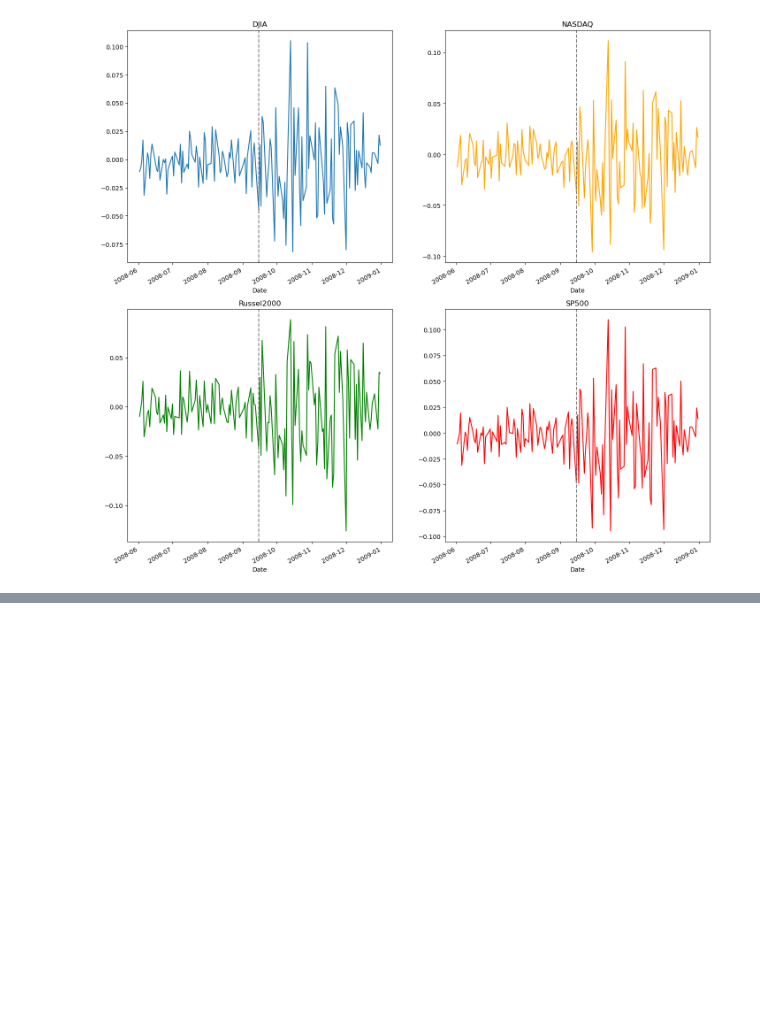
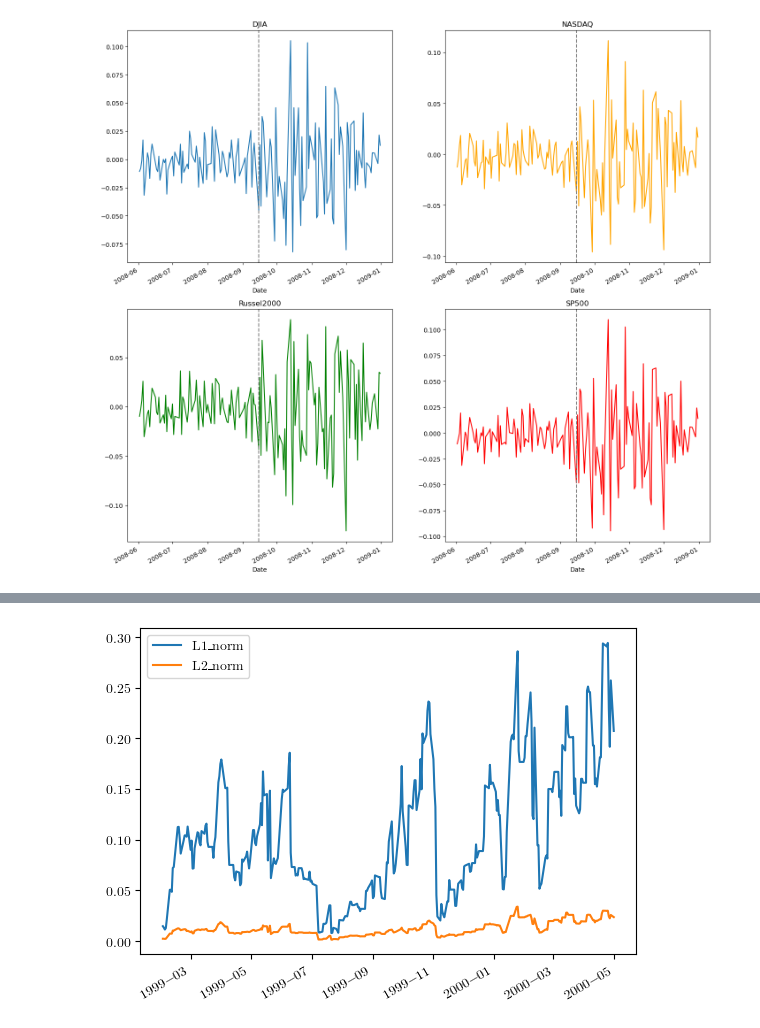
Before and after one commit to FloerHogy/FinancialTimeSeriesTDA, a Jupyter notebook: Project TDA/ProjectTDA.ipynb, the cells around one changed output, grey strips where cells are left out. Cells and saved outputs as stored; diff of their text form; code cells hidden in the pictures; blank space fills up the shorter version.

```diff
--- a/Project TDA/ProjectTDA.ipynb
+++ b/Project TDA/ProjectTDA.ipynb
@@ -236,0 +264,29 @@ A bit weird, we don't really notice anything happening on these plots
+# %%
+def computePersistenceSeq(dataset, w, p_norms):
+    diagrams = {}
+    for t in dataset.index[w+1:]:
+        points = dataset[t-BDay(w): t].to_numpy()
+        skeleton = gd.RipsComplex(points = points)
+        Rips_tree = skeleton.create_simplex_tree(max_dimension = 4)
+        dgr = Rips_tree.persistence()
+
+        LS = gd.representations.Landscape()
+        L = LS.fit_transform([Rips_tree.persistence_intervals_in_dimension(1)])
+
+        norms = [np.linalg.norm(L[0], ord = p) for p in p_norms]
+
+        if (t.day == 1 and t.month ==1):
+            print(t)
+        diagrams[t] = norms
+    return diagrams
+# %%
+norms1_2_pers_50 = computePersistenceSeq(ratio,50,[1,2])
+# %%
+Norms = pd.DataFrame(norms1_2_pers_50).transpose()
+Norms.columns = ['L1_norm','L2_norm']
+Norms.to_csv('Norms_L1_L2.csv')
+# %%
+Norms['1999-02-01':'2000-05-01'].plot()
+plt.show()
+# %% [output]
+[figure, added]
```
Also changed, not shown: parts of 6 cells of this notebook, 1 other file.
